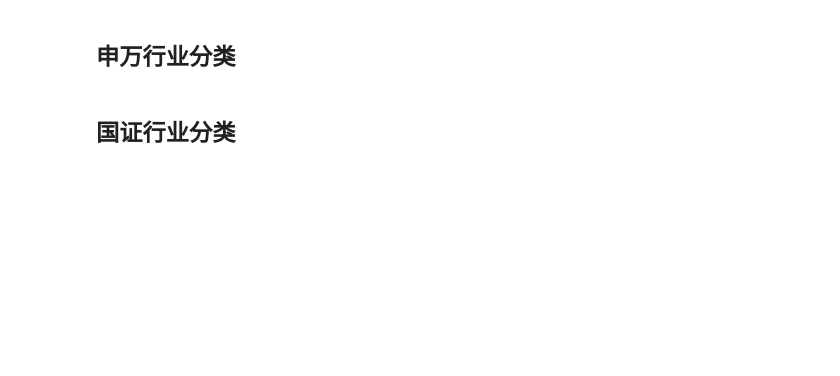
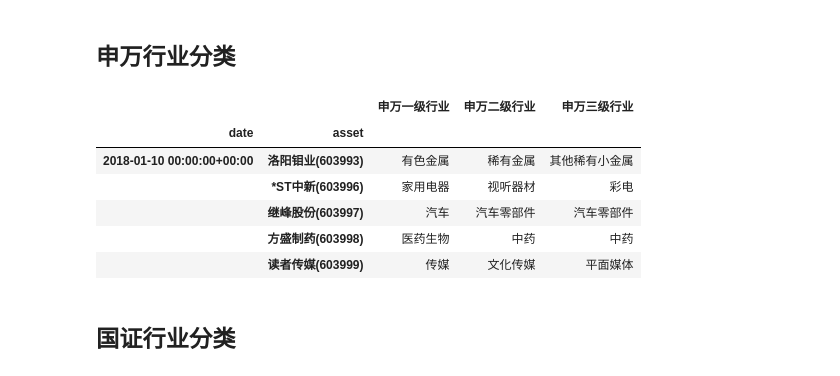
Before and after one commit to liudengfeng/zipline_doc, a Jupyter notebook: usage/pipeline/Fundamentals/01_股票静态信息.ipynb, the cells around one changed output. Cells and saved outputs as stored; diff of their text form; code cells hidden in the pictures; blank space fills up the shorter version.

```diff
--- a/usage/pipeline/Fundamentals/01_股票静态信息.ipynb
+++ b/usage/pipeline/Fundamentals/01_股票静态信息.ipynb
@@ -29,8 +35,8 @@ data_output.tail()
 # %%
 def make_pipeline():
     return Pipeline(columns={
-        '部门': Fundamentals.info.部门.latest,
-        '超级部门': Fundamentals.info.超级部门.latest,
+        '部门': Fundamentals.info.sector_code.latest,
+        '超级部门': Fundamentals.info.super_sector_code.latest,
     })
 
 data_output = run_pipeline(
@@ -64,8 +89,8 @@ data_output.xs(symbol(600645), level=1)
 # %%
 def make_pipeline():
     return Pipeline(columns={
-        '证监会一级行业': Fundamentals.info.证监会一级行业.latest,
-        '证监会二级行业': Fundamentals.info.证监会二级行业.latest,
+        '证监会一级行业': Fundamentals.info.证监会一级行业名称.latest,
+        '证监会二级行业': Fundamentals.info.证监会二级行业名称.latest,
     })
 
 data_output = run_pipeline(
@@ -80,18 +113,26 @@ data_output.tail()
 # %%
 def make_pipeline():
     return Pipeline(columns={
-        '申万一级行业': Fundamentals.info.申万一级行业.latest,
-        '申万二级行业': Fundamentals.info.申万二级行业.latest,
-        '申万三级行业': Fundamentals.info.申万三级行业.latest,
+        '申万一级行业': Fundamentals.info.申万行业一级名称.latest,
+        '申万二级行业': Fundamentals.info.申万行业二级名称.latest,
+        '申万三级行业': Fundamentals.info.申万行业三级名称.latest,
     })
 
 data_output = run_pipeline(
     make_pipeline(),
     start_date='2018-01-10',
     end_date='2018-01-10'
 )
 
 data_output.tail()
+# %% [output]
+|  |  | 申万一级行业 | 申万二级行业 | 申万三级行业 |
+| date | asset |  |  |  |
+| 2018-01-10 00:00:00+00:00 | 洛阳钼业(603993) | 有色金属 | 稀有金属 | 其他稀有小金属 |
+|  | *ST中新(603996) | 家用电器 | 视听器材 | 彩电 |
+|  | 继峰股份(603997) | 汽车 | 汽车零部件 | 汽车零部件 |
+|  | 方盛制药(603998) | 医药生物 | 中药 | 中药 |
+|  | 读者传媒(603999) | 传媒 | 文化传媒 | 平面媒体 |
 # %% [markdown]
 ## 国证行业分类
 # %%
```
Also changed, not shown: parts of 12 cells of this notebook, 1 other file.
